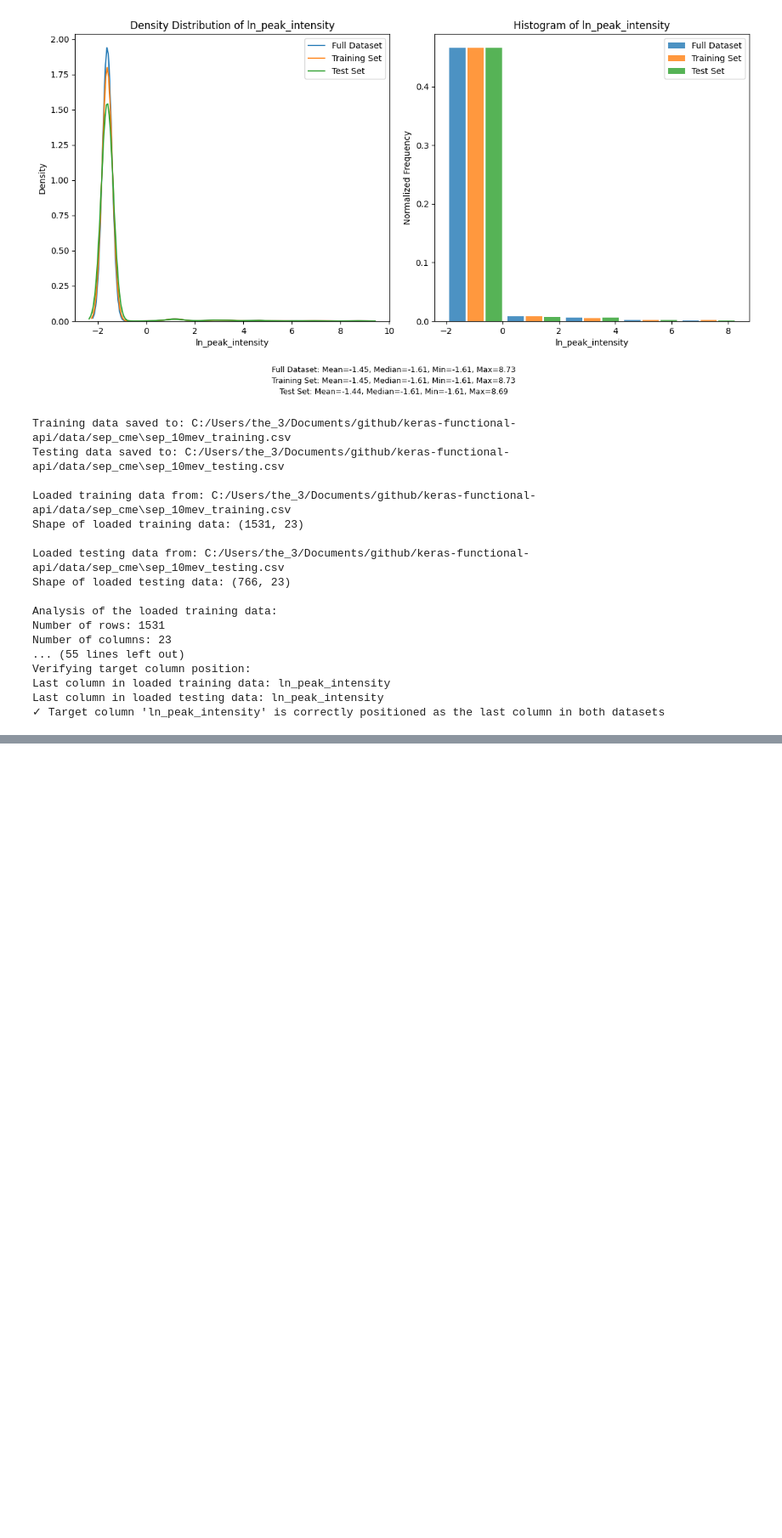
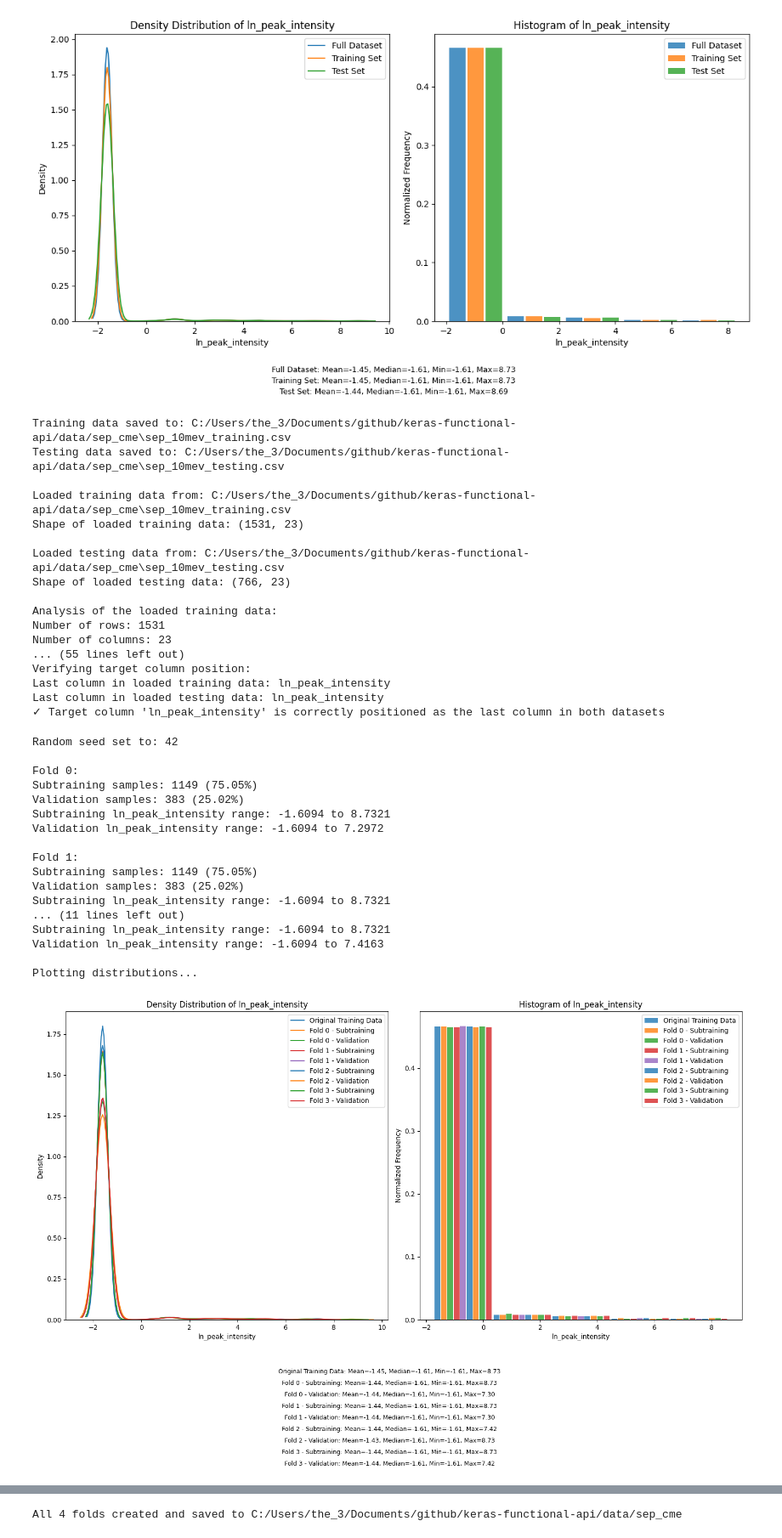
Before and after one commit to Machine-Earning/CISIR, a Jupyter notebook: notebooks/sep_cme_prep.ipynb, the cells around one changed output, grey strips where cells are left out. Shown at 85% size. Drawn from its saved outputs; the diff is of its cells as text; code cells hidden in the pictures; blank space fills up the shorter version.

```diff
--- a/notebooks/sep_cme_prep.ipynb
+++ b/notebooks/sep_cme_prep.ipynb
@@ -382,7 +382,7 @@ def plot_dfs_distr(*dataframes: List[pd.DataFrame],
                    target_column: str = 'ln_peak_intensity',
                    labels: Optional[List[str]] = None,
                    figsize: Tuple[int, int] = (12, 6),
-                   bins: int = 10) -> None:
+                   bins: int = 5) -> None:
     """
     Plot the distribution of a target column for multiple dataframes for comparison.
 
@@ -534,0 +666,28 @@ Last column in loaded testing data: ln_peak_intensity
+# %%
+# Create the folds
+create_stratified_kfolds(
+    df=df_train,  # Your training dataframe
+    output_dir=output_dir,  # The directory where to save fold directories
+    label_column="ln_peak_intensity",
+    n_folds=4,
+    seed=42
+)
+# %% [output]
+Random seed set to: 42
+
+Fold 0:
+Subtraining samples: 1149 (75.05%)
+Validation samples: 383 (25.02%)
+Subtraining ln_peak_intensity range: -1.6094 to 8.7321
+Validation ln_peak_intensity range: -1.6094 to 7.2972
+
+Fold 1:
+Subtraining samples: 1149 (75.05%)
+Validation samples: 383 (25.02%)
+Subtraining ln_peak_intensity range: -1.6094 to 8.7321
+... (11 lines left out)
+Subtraining ln_peak_intensity range: -1.6094 to 8.7321
+Validation ln_peak_intensity range: -1.6094 to 7.4163
+
+Plotting distributions...
+[figure, added]
@@ -534,0 +696 @@ Last column in loaded testing data: ln_peak_intensity
+All 4 folds created and saved to C:/Users/the_3/Documents/github/keras-functional-api/data/sep_cme
```
Also changed, not shown: parts of 2 cells of this notebook.
